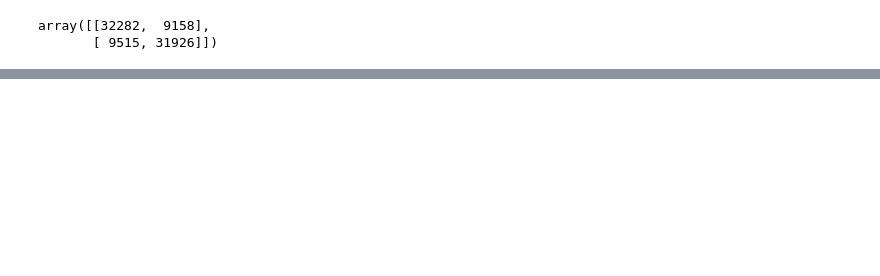
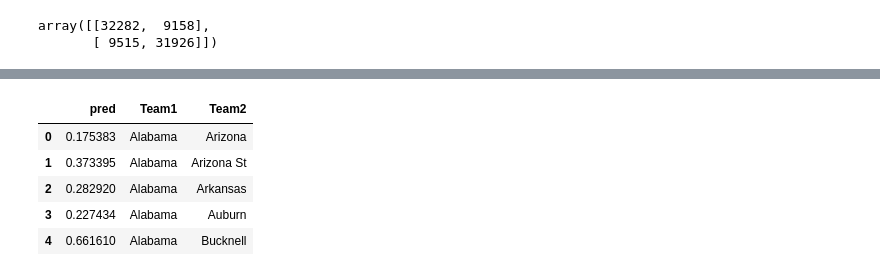
Before and after one commit to taopreeda/NCAA-2018-Prediction, a Jupyter notebook: NCAA_Men_2018.ipynb, the cells around one changed output, grey strips where cells are left out. Cells and saved outputs as stored; diff of their text form; code cells hidden in the pictures; blank space fills up the shorter version.

```diff
--- a/NCAA_Men_2018.ipynb
+++ b/NCAA_Men_2018.ipynb
@@ -486,0 +455,9 @@ result_team2.to_csv("NCAA_2018_v1_name.csv", index=False)
+# %%
+result_team2.head()
+# %% [output]
+|  | pred | Team1 | Team2 |
+| 0 | 0.175383 | Alabama | Arizona |
+| 1 | 0.373395 | Alabama | Arizona St |
+| 2 | 0.282920 | Alabama | Arkansas |
+| 3 | 0.227434 | Alabama | Auburn |
+| 4 | 0.661610 | Alabama | Bucknell |
```
Also changed, not shown: parts of 39 cells of this notebook, 3 other files.
